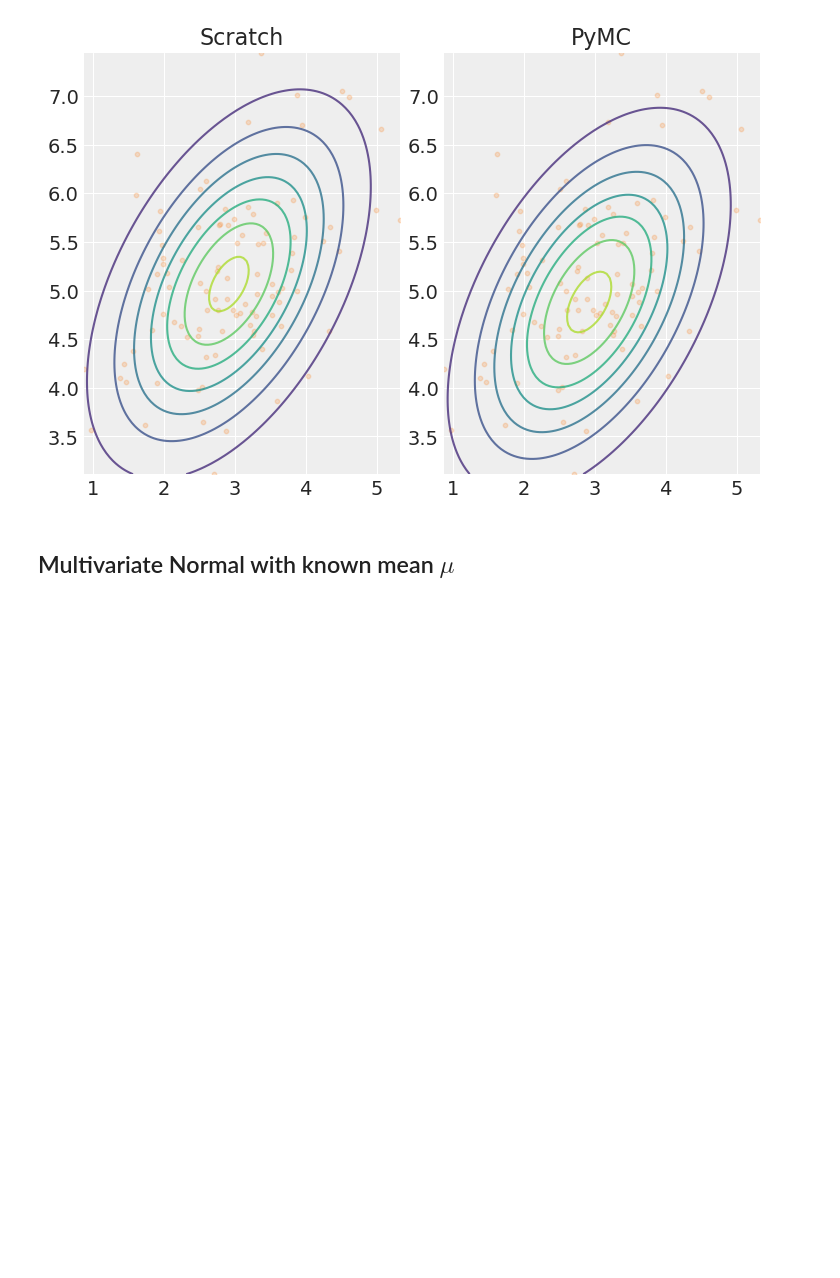
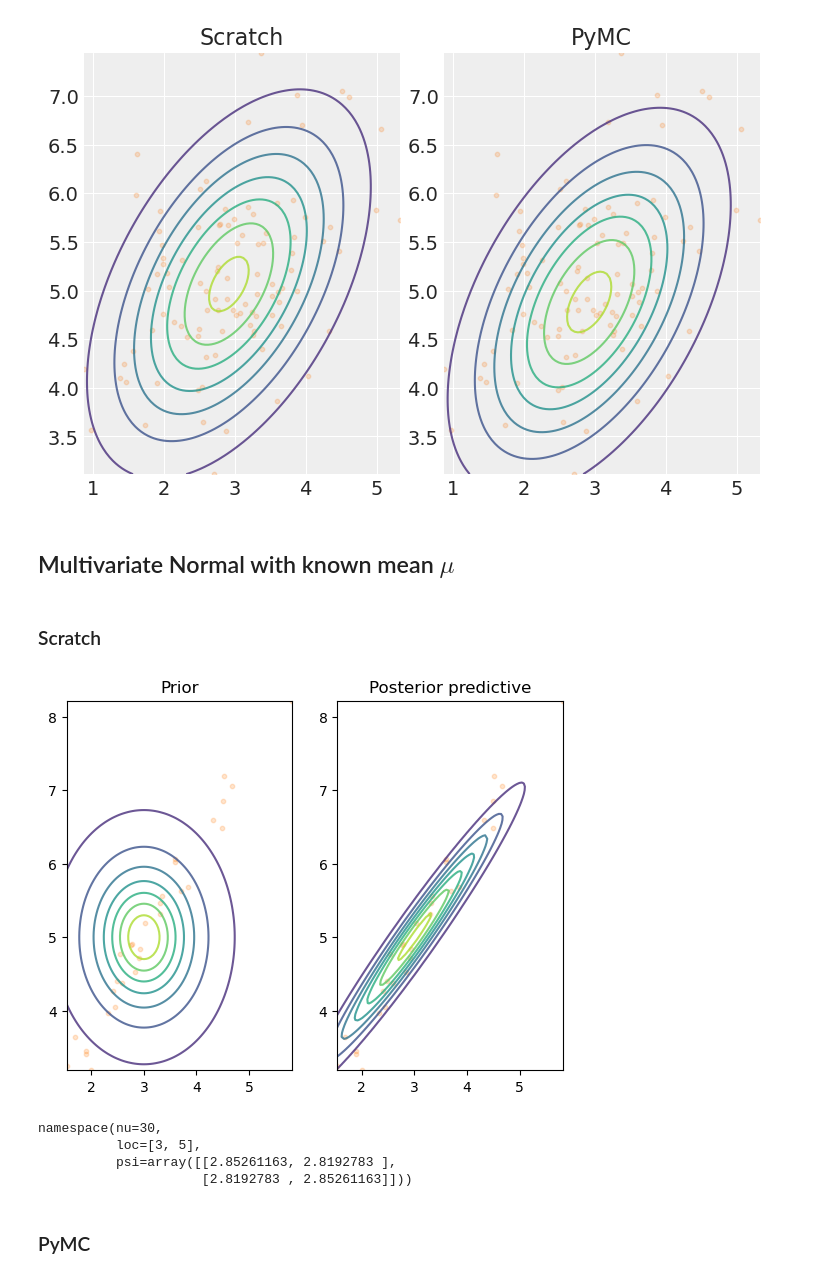
Before and after one commit to patrick-pagni/whats_your_bench, a Jupyter notebook: notebooks/conjugate-priors.ipynb, the cells around one changed output. Drawn from its saved outputs; the diff is of its cells as text; code cells hidden in the pictures; blank space fills up the shorter version.

```diff
--- a/notebooks/conjugate-priors.ipynb
+++ b/notebooks/conjugate-priors.ipynb
@@ -573,3 +569,5 @@ plt.show();
 [figure]
 # %% [markdown]
 ## Multivariate Normal with known mean $\mu$
+# %% [markdown]
+### Scratch
@@ -575,0 +612,38 @@ plt.show();
+# %%
+from scipy import stats
+import numpy as np
+import matplotlib.pyplot as plt
+
+X = stats.multivariate_normal([3, 5], [[0.7926, 0.9706], [0.9706, 1.2245]]).rvs(30)
+
+mv_normal = MvNormalKnownMean([3, 5], {"nu": 1, "psi": np.array([[1, 0], [0, 1]])})
+
+mv_normal.find_predictive_posterior(X)
+# %%
+fig, ax = plt.subplots(ncols = 2)
+
+z1 = np.linspace(X[:, 0].min(), X[:, 0].max(), 100)
+z2 = np.linspace(X[:, 1].min(), X[:, 1].max(), 100)
+x, y = np.meshgrid(z1, z2)
+pos = np.dstack((x, y))
+
+ax[0].contour(x, y, stats.multivariate_t.pdf(pos, loc = [3, 5], df = mv_normal.prior_params.nu, shape = mv_normal.prior_params.psi), alpha = 0.8)
+ax[1].contour(x, y, mv_normal.predictive_dist.pdf(pos), alpha = 0.8)
+ax[0].scatter(X[:, 0], X[:, 1], 10, alpha = 0.2, color = "C1")
+ax[1].scatter(X[:, 0], X[:, 1], 10, alpha = 0.2, color = "C1")
+
+ax[0].set_title("Prior")
+ax[1].set_title("Posterior predictive")
+
+plt.show();
+# %% [output]
+[figure, added]
+# %%
+mv_normal.posterior_predictive_params
+# %% [output]
+namespace(nu=30,
+          loc=[3, 5],
+          psi=array([[2.85261163, 2.8192783 ],
+                     [2.8192783 , 2.85261163]]))
+# %% [markdown]
+### PyMC
```
Also changed, not shown: parts of 16 cells of this notebook, 6 other files.
